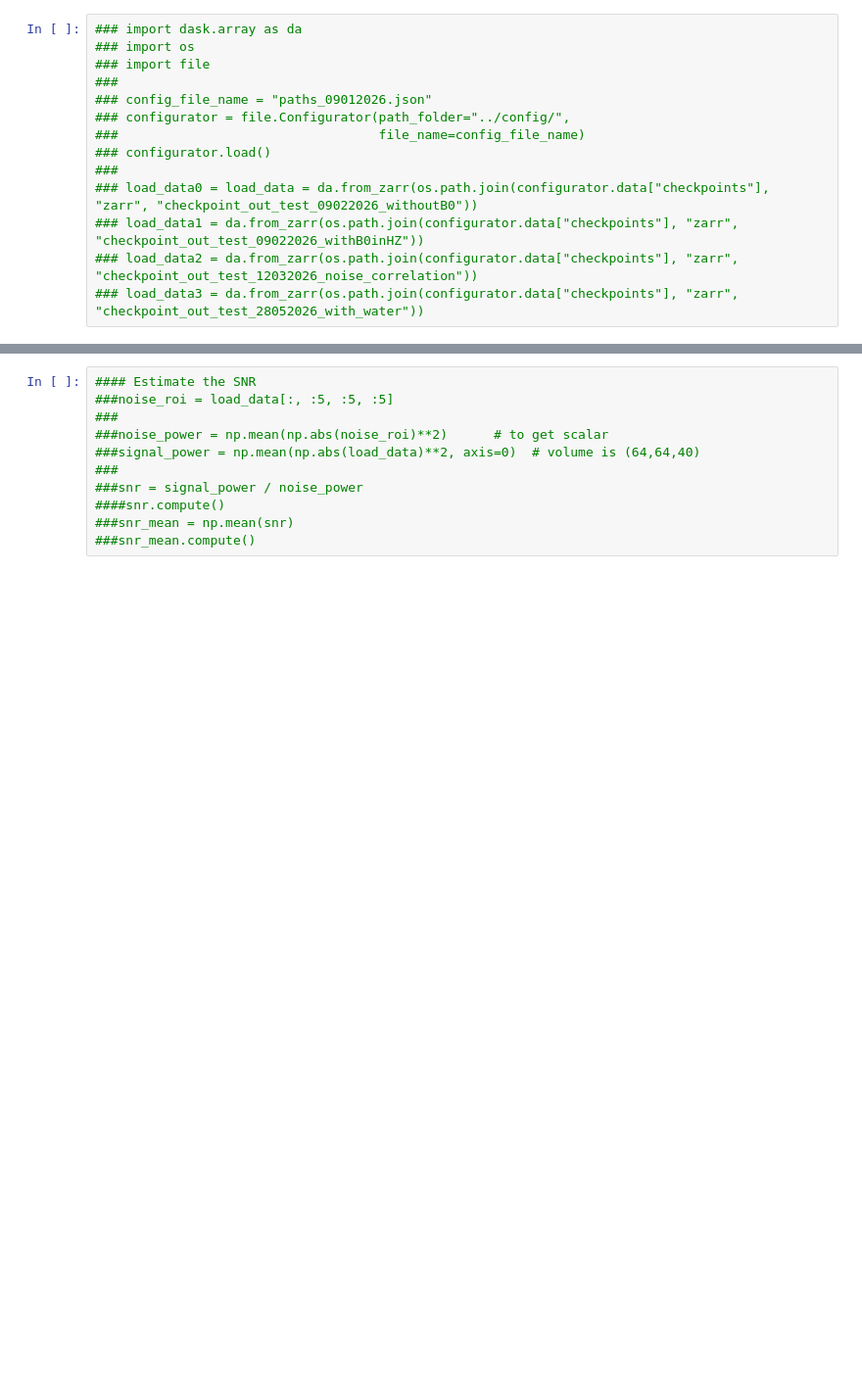
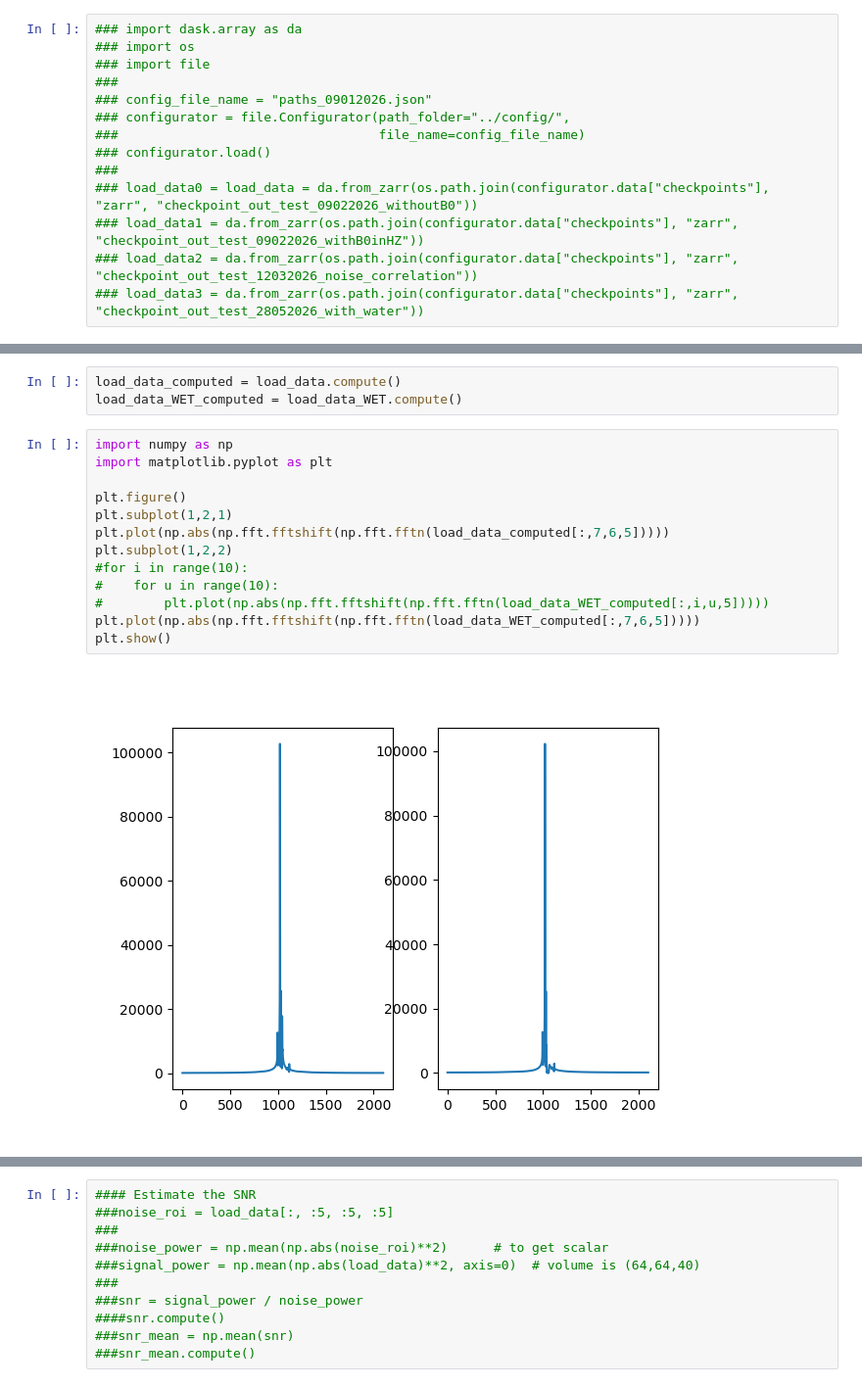
Before and after one commit to MRSI-HFMR-Group-Vienna/Synthetic_MRSI, a Jupyter notebook: code/main_notebook.ipynb, the cells around one changed output, grey strips where cells are left out. Shown at 98% size. Saved outputs shown, nothing was run; the diff lists cells and outputs as text; blank space fills up the shorter version.

```diff
--- a/code/main_notebook.ipynb
+++ b/code/main_notebook.ipynb
@@ -1133,2 +1267,20 @@ JupyterPlotManager.volume_grid_viewer(vols=[da.abs(load_data[120,:,:,:])], rows=
   'marker_counts': {},
   'slider_tick_lines': {}})
+# %%
+load_data_computed = load_data.compute()
+load_data_WET_computed = load_data_WET.compute()
+# %%
+import numpy as np
+import matplotlib.pyplot as plt
+
+plt.figure()
+plt.subplot(1,2,1)
+plt.plot(np.abs(np.fft.fftshift(np.fft.fftn(load_data_computed[:,7,6,5]))))
+plt.subplot(1,2,2)
+#for i in range(10):
+#    for u in range(10):
+#        plt.plot(np.abs(np.fft.fftshift(np.fft.fftn(load_data_WET_computed[:,i,u,5]))))
+plt.plot(np.abs(np.fft.fftshift(np.fft.fftn(load_data_WET_computed[:,7,6,5]))))
+plt.show()
+# %% [output]
+[figure, added]
```
Also changed, not shown: parts of 39 cells of this notebook, 8 other files.
